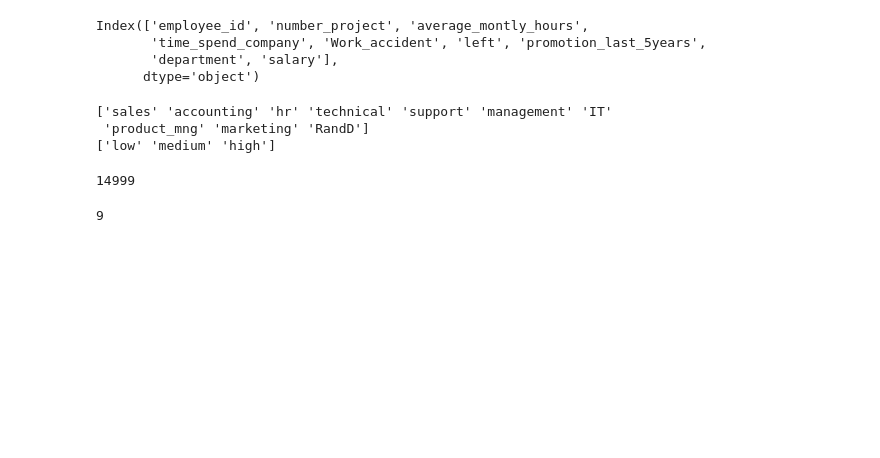
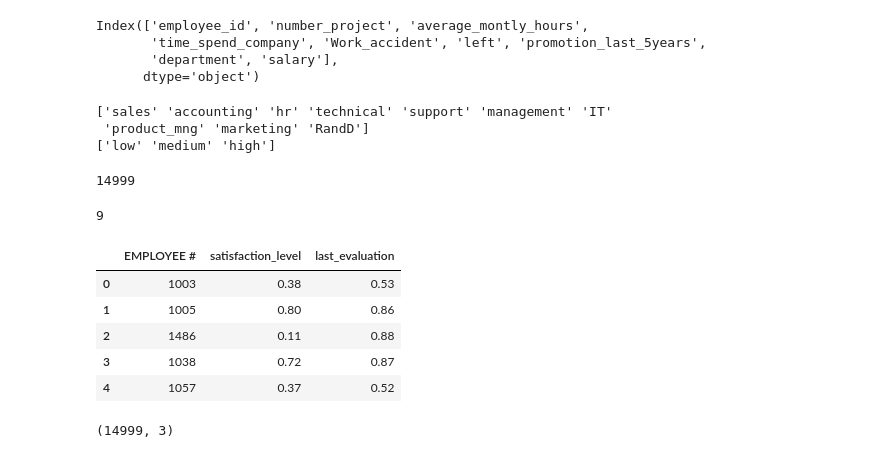
Before and after one commit to AvinashTiwari/Artifical-intelligence-2, a Jupyter notebook: 1_DataScience_20_Case_Studies/3_Hr_Anlaysis/Retention.ipynb, the cells around one changed output. Drawn from its saved outputs; the diff is of its cells as text; code cells hidden in the pictures; blank space fills up the shorter version.

```diff
--- a/1_DataScience_20_Case_Studies/3_Hr_Anlaysis/Retention.ipynb
+++ b/1_DataScience_20_Case_Studies/3_Hr_Anlaysis/Retention.ipynb
@@ -42,3 +42,18 @@ print(len(hr_df))
 print(len(hr_df.columns))
 # %% [output]
 9
+# %%
+file_name = "./employee_satisfaction_evaluation.xlsx"
+emp_statis_eval = pd.read_excel(file_name)
+emp_statis_eval.head()
+# %% [output]
+|  | EMPLOYEE # | satisfaction_level | last_evaluation |
+| 0 | 1003 | 0.38 | 0.53 |
+| 1 | 1005 | 0.80 | 0.86 |
+| 2 | 1486 | 0.11 | 0.88 |
+| 3 | 1038 | 0.72 | 0.87 |
+| 4 | 1057 | 0.37 | 0.52 |
+# %%
+emp_statis_eval.shape
+# %% [output]
+(14999, 3)
```
Also changed, not shown: parts of 6 cells of this notebook.
